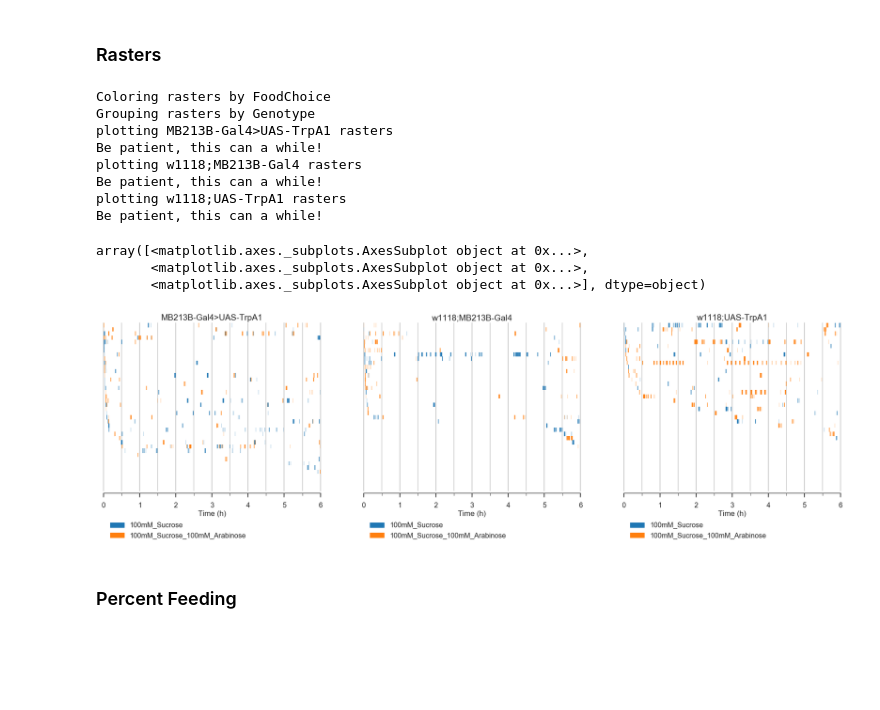
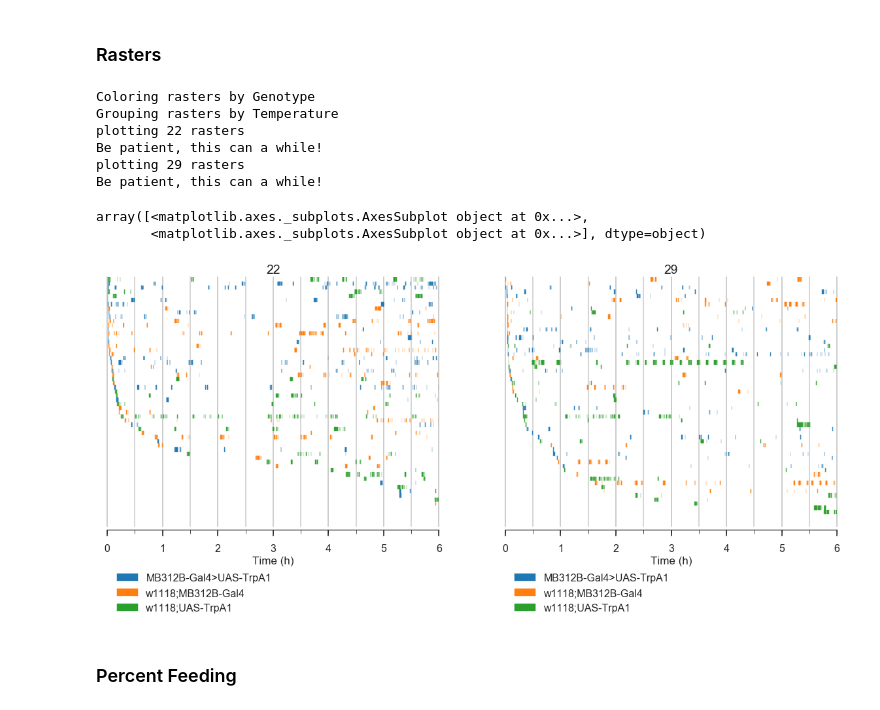
Before and after one commit to ACCLAB/espresso, a Jupyter notebook: jupyter-nb/espresso demo.ipynb, the cells around one changed output. Cells and saved outputs as stored; diff of their text form; code cells hidden in the pictures; blank space fills up the shorter version.

```diff
--- a/jupyter-nb/espresso demo.ipynb
+++ b/jupyter-nb/espresso demo.ipynb
@@ -94,21 +94,18 @@ both_mbs
 ## Creating Plots
 # %% [markdown]
 ### Rasters
-# %%
-mb213b.plot.rasters()
-# %% [output]
-Coloring rasters by FoodChoice
-Grouping rasters by Genotype
-plotting MB213B-Gal4>UAS-TrpA1 rasters
-Be patient, this can a while!
-plotting w1118;MB213B-Gal4 rasters
-Be patient, this can a while!
-plotting w1118;UAS-TrpA1 rasters
-Be patient, this can a while!
-array([<matplotlib.axes._subplots.AxesSubplot object at 0x...>,
-       <matplotlib.axes._subplots.AxesSubplot object at 0x...>,
-       <matplotlib.axes._subplots.AxesSubplot object at 0x...>], dtype=object)
-[figure, removed]
+# %%
+mb312b.plot.rasters(group_by='Temperature',color_by='Genotype')
+# %% [output]
+Coloring rasters by Genotype
+Grouping rasters by Temperature
+plotting 22 rasters
+Be patient, this can a while!
+plotting 29 rasters
+Be patient, this can a while!
+array([<matplotlib.axes._subplots.AxesSubplot object at 0x...>,
+       <matplotlib.axes._subplots.AxesSubplot object at 0x...>], dtype=object)
+[figure, added]
 # %% [markdown]
 ### Percent Feeding
 # %%
```
Also changed, not shown: parts of 1 cell of this notebook.
